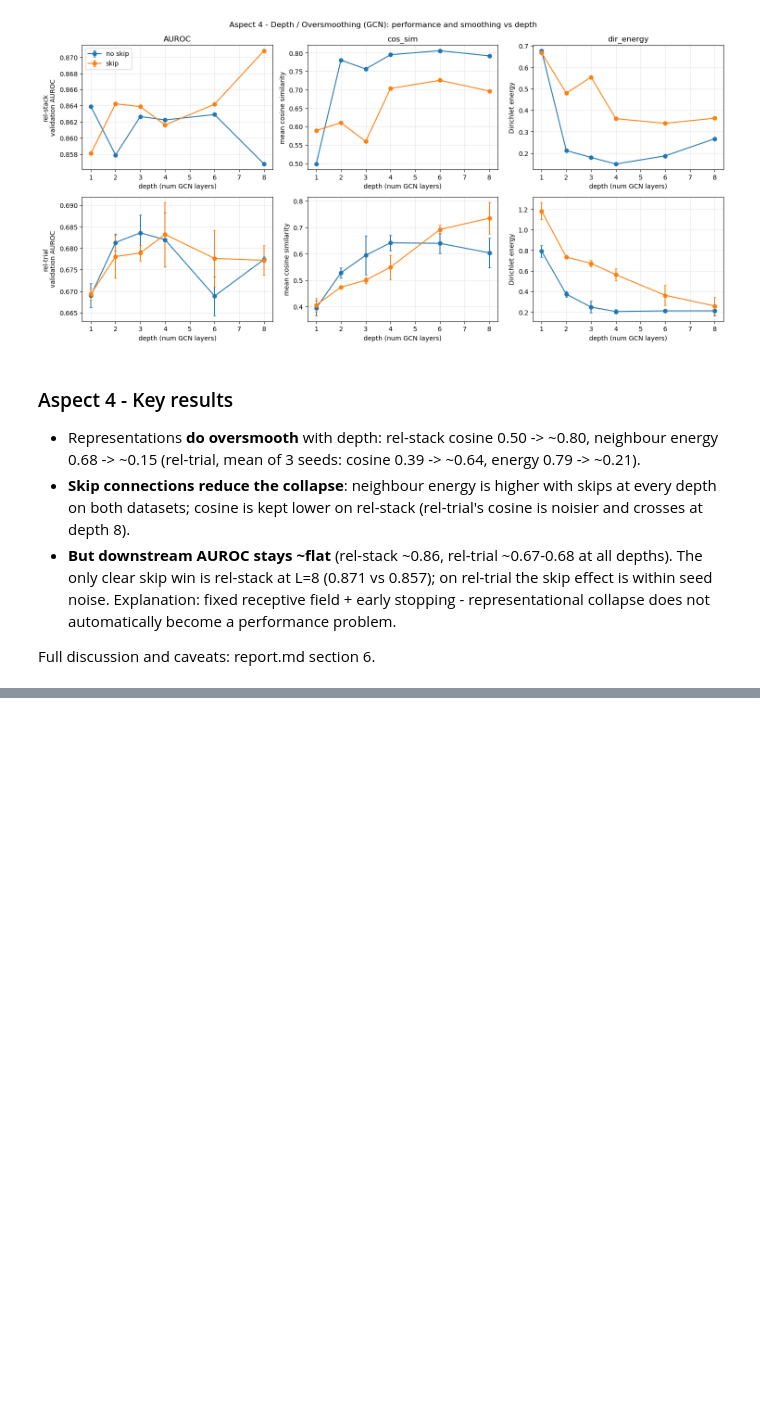
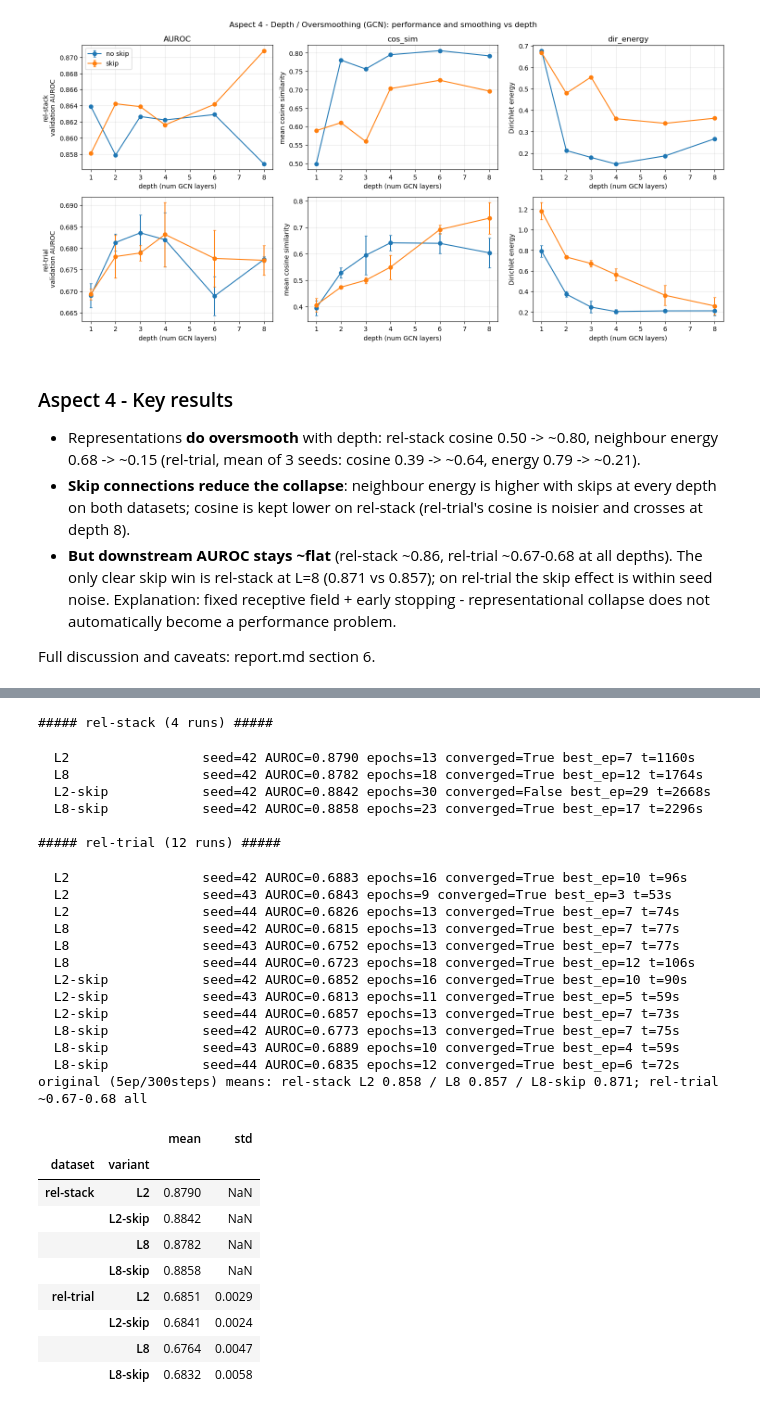
Before and after one commit to abodii2k1/structed_ML, a Jupyter notebook: hw3/final.ipynb, the cells around one changed output, grey strips where cells are left out. Drawn from its saved outputs; the diff is of its cells as text; code cells hidden in the pictures; blank space fills up the shorter version.

```diff
--- a/hw3/final.ipynb
+++ b/hw3/final.ipynb
@@ -1038,0 +1572,58 @@ Full discussion and caveats: report.md section 6.
+# %%
+# ---------- Confirm 5: A4 depth - longer training at L2 and L8, skip and no-skip ----------
+C4_EPOCHS, C4_PATIENCE, C4_MAX_STEPS = 30, 6, 1000
+C4_DEPTHS = [2, 8]
+for dataset_name, task_name in TASKS:
+    todo = [(sk, L, sd) for sk in A4_SKIPS for L in C4_DEPTHS for sd in seeds_for(dataset_name)
+            if ("A4_depth_longer", dataset_name, f"L{L}{'-skip' if sk else ''}", sd) not in confirm_done]
+    if not todo:
+        print(f"{dataset_name}: check 5 all cached, skipping"); continue
+    print(f"\n##### {dataset_name} ({len(todo)} runs) #####")
+    torch_geometric.backend.use_segment_matmul = False if dataset_name == "rel-trial" else None
+    data, col_stats = build_or_load_graph(dataset_name)
+    task = get_task(dataset_name, task_name, download=True); et = task.entity_table
+    train_loader = make_depth_loader(data, task, "train", True)
+    val_loader = make_depth_loader(data, task, "val", False)
+    pw = pos_weight_of(task)
+    for sk, L, sd in todo:
+        variant = f"L{L}{'-skip' if sk else ''}"
+        run_confirm(("A4_depth_longer", dataset_name, variant, sd),
+                    lambda s=sk, l=L: OversmoothGCN(data, col_stats, HIDDEN, l, s),
+                    train_a4, C4_EPOCHS, train_loader, val_loader, et, pw,
+                    epochs=C4_EPOCHS, patience=C4_PATIENCE, max_steps=C4_MAX_STEPS)
+    del data, col_stats, train_loader, val_loader; gc.collect()
+    if device.type == "cuda": torch.cuda.empty_cache()
+
+print("original (5ep/300steps) means: rel-stack L2 0.858 / L8 0.857 / L8-skip 0.871; rel-trial ~0.67-0.68 all")
+pd.read_csv(CONFIRM_PATH).query("check == 'A4_depth_longer'").groupby(["dataset", "variant"])["AUROC"].agg(["mean", "std"]).round(4)
+# %% [output]
+##### rel-stack (4 runs) #####
+  L2                 seed=42 AUROC=0.8790 epochs=13 converged=True best_ep=7 t=1160s
+  L8                 seed=42 AUROC=0.8782 epochs=18 converged=True best_ep=12 t=1764s
+  L2-skip            seed=42 AUROC=0.8842 epochs=30 converged=False best_ep=29 t=2668s
+  L8-skip            seed=42 AUROC=0.8858 epochs=23 converged=True best_ep=17 t=2296s
+
+##### rel-trial (12 runs) #####
+  L2                 seed=42 AUROC=0.6883 epochs=16 converged=True best_ep=10 t=96s
+  L2                 seed=43 AUROC=0.6843 epochs=9 converged=True best_ep=3 t=53s
+  L2                 seed=44 AUROC=0.6826 epochs=13 converged=True best_ep=7 t=74s
+  L8                 seed=42 AUROC=0.6815 epochs=13 converged=True best_ep=7 t=77s
+  L8                 seed=43 AUROC=0.6752 epochs=13 converged=True best_ep=7 t=77s
+  L8                 seed=44 AUROC=0.6723 epochs=18 converged=True best_ep=12 t=106s
+  L2-skip            seed=42 AUROC=0.6852 epochs=16 converged=True best_ep=10 t=90s
+  L2-skip            seed=43 AUROC=0.6813 epochs=11 converged=True best_ep=5 t=59s
+  L2-skip            seed=44 AUROC=0.6857 epochs=13 converged=True best_ep=7 t=73s
+  L8-skip            seed=42 AUROC=0.6773 epochs=13 converged=True best_ep=7 t=75s
+  L8-skip            seed=43 AUROC=0.6889 epochs=10 converged=True best_ep=4 t=59s
+  L8-skip            seed=44 AUROC=0.6835 epochs=12 converged=True best_ep=6 t=72s
+original (5ep/300steps) means: rel-stack L2 0.858 / L8 0.857 / L8-skip 0.871; rel-trial ~0.67-0.68 all
+|  |  | mean | std |
+| dataset | variant |  |  |
+| rel-stack | L2 | 0.8790 | NaN |
+|  | L2-skip | 0.8842 | NaN |
+|  | L8 | 0.8782 | NaN |
+|  | L8-skip | 0.8858 | NaN |
+| rel-trial | L2 | 0.6851 | 0.0029 |
+|  | L2-skip | 0.6841 | 0.0024 |
+|  | L8 | 0.6764 | 0.0047 |
+|  | L8-skip | 0.6832 | 0.0058 |
```
Also changed, not shown: parts of 19 cells of this notebook, 29 other files.
